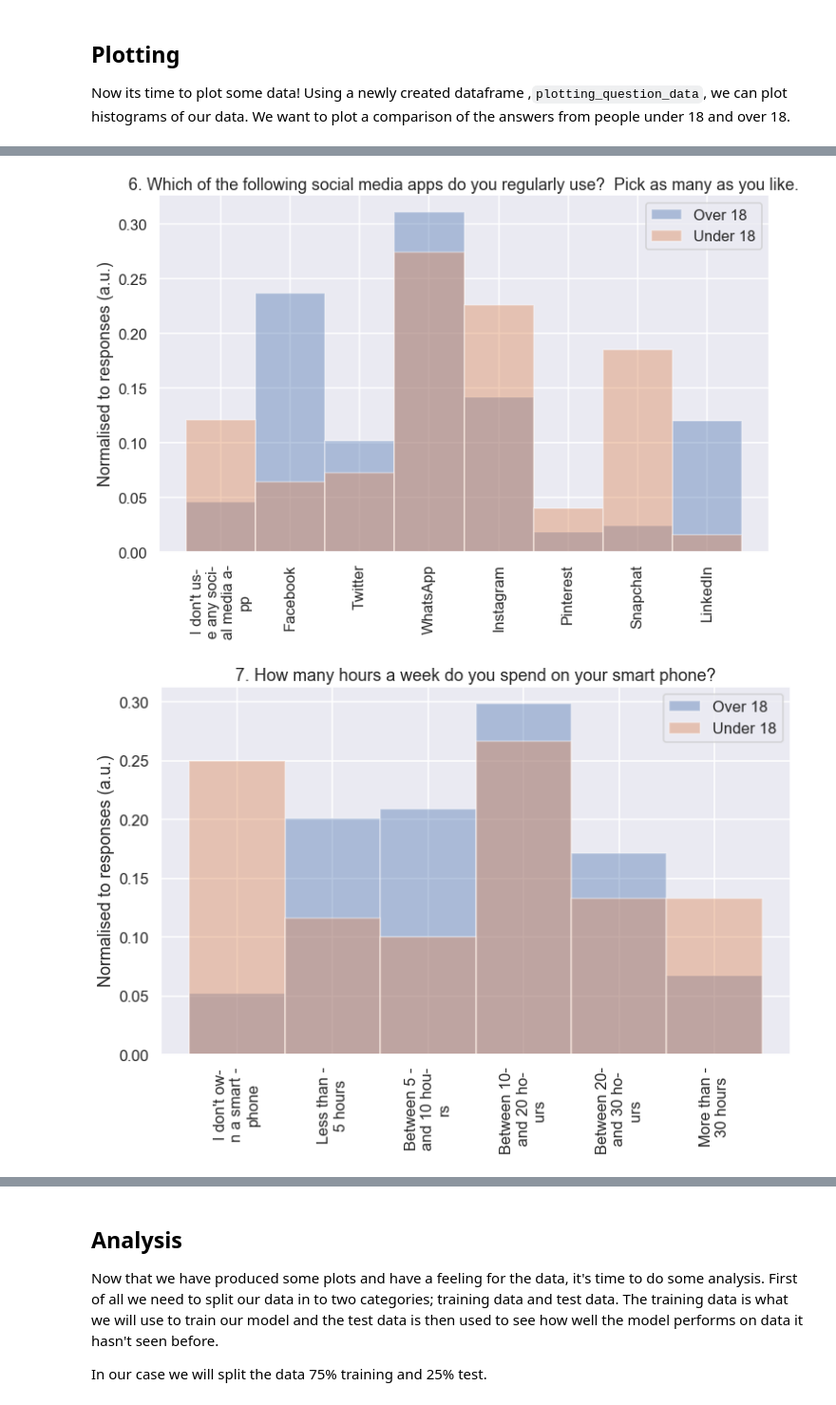
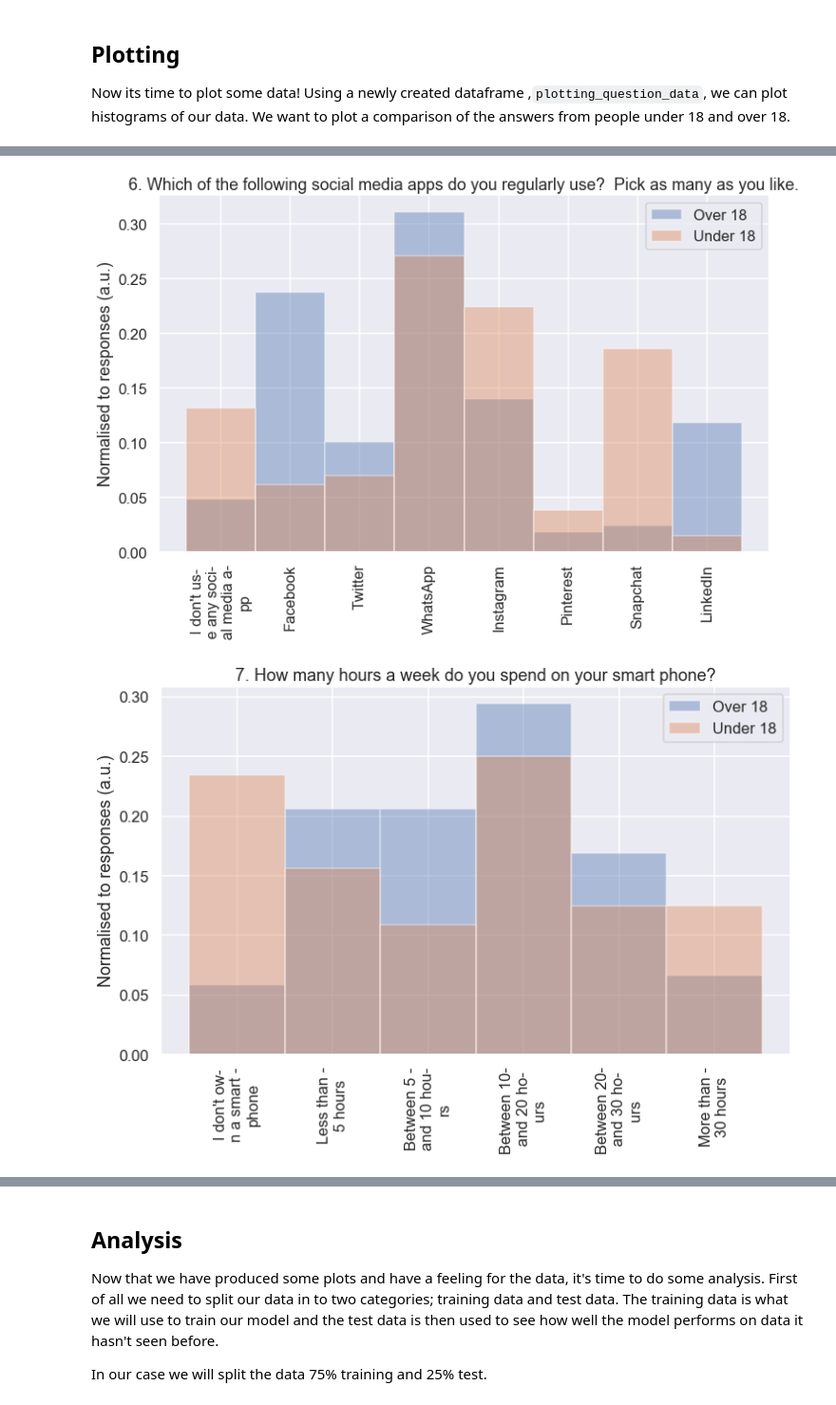
Before and after one commit to lewiswilkins/whats-my-age-again, a Jupyter notebook: whats_my_age_again.ipynb, the cells around one changed output, grey strips where cells are left out. Shown at 95% size. Drawn from its saved outputs; the diff is of its cells as text; code cells hidden in the pictures.

```diff
--- a/whats_my_age_again.ipynb
+++ b/whats_my_age_again.ipynb
@@ -22,7 +23,12 @@ This notebook contains a basic model to predict if a person is over or under 18
 Firstly we need some training data. This must be simulated based upon a small set of "tuning" data. Much like in particle physics, our model must be simulated based upon some previous observation.
 # %%
 #First we load in the data from our questionaires
-question_data = pd.read_csv("data/MachineLearningAlgorithms-8.csv")
+question_data = pd.read_csv("data/MachineLearningAlgorithms-9.csv")
 question_data = question_data.dropna() #Removes any rows in the data where there are answers missing
-question_data.head() #Gives us a view of the first 5 rows of the data
+
+
+print("Number of responses: {0}, Under 18: {1}, Over 18: {2}".format(len(question_data),
+                                                                     len(question_data[question_data["9. How old are you?"] <18]),
+                                                                     len(question_data[question_data["9. How old are you?"]>=18])))
+question_data.head()
 # %% [output]
@@ -65,11 +72,8 @@ The data in this format will make it easy to do some analysis but it isn't the n
 #Function to convert data into an easy format to plot
 def convert_to_plotting_df(dataframe, columns_encoding):
     plotting_question_data = dataframe.copy()
+    plotting_question_data["Over 18?"] = [1 if x >=18 else 0 for x in plotting_question_data["9. How old are you?"]]
     for i,row in plotting_question_data.iterrows():
-        if row["9. How old are you?"] >=18:
-            row["Over 18?"] = 1
-        else:
-            row["Over 18?"] = 0
         for col in row.keys()[1:9]:
             plotting_question_data.at[i,col] = plotting_question_data.at[i,col].split(";")
             temp_list = []
@@ -78,6 +82,3 @@ def convert_to_plotting_df(dataframe, columns_encoding):
             plotting_question_data.at[i,col] = temp_list
 
     return plotting_question_data
-# questions = {}
-# for i in range(1,9):
-#     questions.update({i:[col for col in list(final_columns.values()) if str(i)+"_" in col]})
@@ -89,18 +95,22 @@ Now its time to plot some data! Using a newly created dataframe ,`plotting_quest
 # %%
 def sns_plot_hist(df, column_name):
     import re
+    questions = {}
+    for i in range(1,9):
+        questions.update({i:[col for col in list(final_columns.values()) if str(i)+"_" in col]})
+
     inv_columns = {v: k for k, v in final_columns.items()}
     question_number = int(re.findall('\d+', column_name )[0])
     x_titles = [inv_columns[x] for x in questions[question_number]]
     x_titles = [re.sub("(.{10})", "\\1-\n", label, 0, re.DOTALL) for label in x_titles]
 
-    over_18_frame = df[df["Over 18"] == 1]
-    under_18_frame = df[df["Over 18"] == 0]
+    over_18_frame = df[df["Over 18?"] == 1]
+    under_18_frame = df[df["Over 18?"] == 0]
     over_18_stack = pd.DataFrame(over_18_frame[column_name].values.tolist(), index=over_18_frame.index).stack()
     under_18_stack = pd.DataFrame(under_18_frame[column_name].values.tolist(), index=under_18_frame.index).stack()
     bins = np.arange(len(questions[question_number])+1)-.5
     plt.figure(figsize=(12,8))
-    sns.set()
+
     sns.set_style("darkgrid")
     sns.set_context("talk")
     sns.distplot(over_18_stack, kde = False, bins=bins, norm_hist=True,
@@ -115,6 +125,6 @@ def sns_plot_hist(df, column_name):
     plt.subplots_adjust(bottom=0.2)
     plt.savefig("{0}.pdf".format(column_name.replace(" ","_").replace(".", "").replace("?","")))
 # %%
-for col in plotting_frame.columns[1:9]: #Loop over all of questions and produce and save a plot
-     sns_plot_hist(plotting_frame, col)
+for col in plotting_question_data.columns[1:9]: #Loop over all of questions and produce and save a plot
+     sns_plot_hist(plotting_question_data, col)
 # %% [output]
@@ -126,5 +136,5 @@ for col in plotting_frame.columns[1:9]: #Loop over all of questions and produce
-[figure, old version]
+[figure, new version]
-[figure, old version]
+[figure, new version]
 [figure]
 # %% [markdown]
 ## Analysis
```
Also changed, not shown: parts of 16 cells of this notebook.
